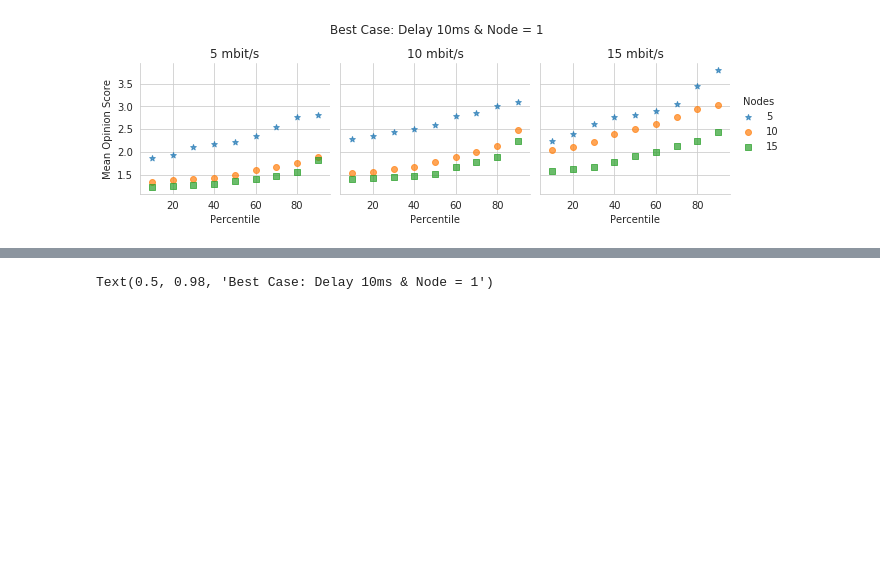
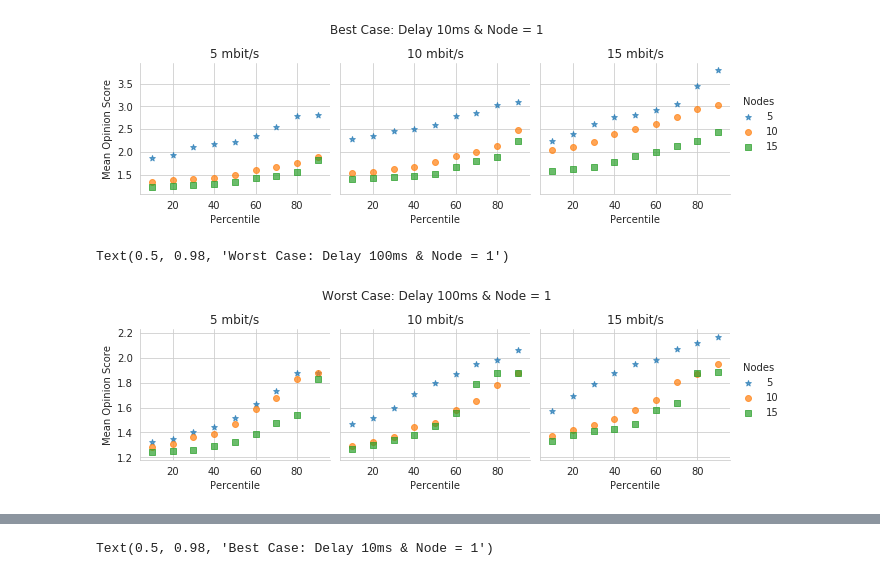
Before and after one commit to razaulmustafa852/dashc, a Jupyter notebook: goDash.ipynb, the cells around one changed output, grey strips where cells are left out. Saved outputs shown, nothing was run; the diff lists cells and outputs as text; code cells hidden in the pictures; blank space fills up the shorter version.

```diff
--- a/goDash.ipynb
+++ b/goDash.ipynb
@@ -20 +26,3 @@ df.head()
+# %%
+worstCase = df[(df['Delay'] == 100)]
 # %%
@@ -38,3 +42,17 @@ data_15MB = df[(df['BW'] == 15)]
+# %%
+g = sns.FacetGrid(worstCase, col="Bandwidth", hue="Competition",hue_kws={"marker": ["*", "o","s"]})
+g.map(plt.scatter, "Percentile", "MOS", alpha=.7)
+g.add_legend(title= 'Nodes');
+g.set_axis_labels("Percentile", "Mean Opinion Score")
+axes = g.axes.flatten()
+axes[0].set_title("5 mbit/s")
+axes[1].set_title("10 mbit/s")
+axes[2].set_title("15 mbit/s")
+plt.subplots_adjust(top=0.80)
+g.fig.suptitle('Worst Case: Delay 100ms & Node = 1') # can also get the figure from plt.gcf()
+# %% [output]
+Text(0.5, 0.98, 'Worst Case: Delay 100ms & Node = 1')
+[figure, added]
 # %%
 
 g= sns.barplot(x="Percentile", y="MOS", hue="Competition", data=data_5MB)
```
Also changed, not shown: parts of 12 cells of this notebook.
